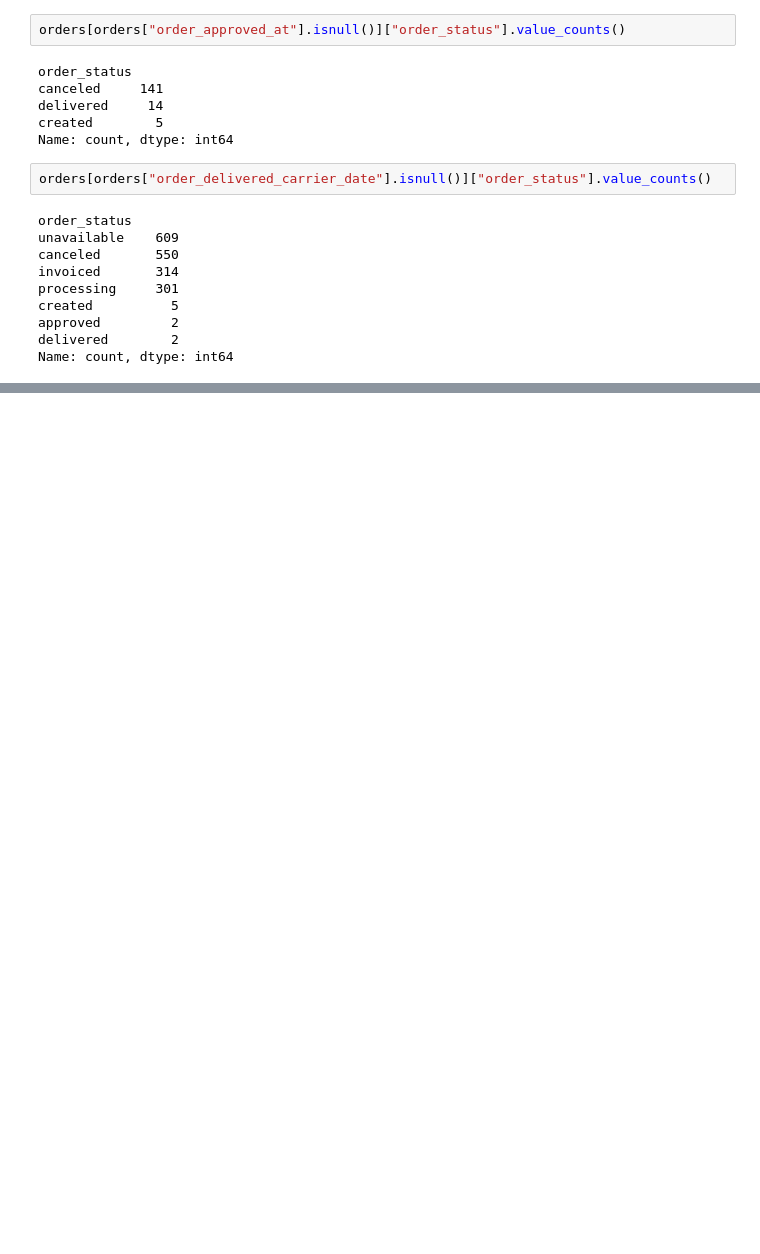
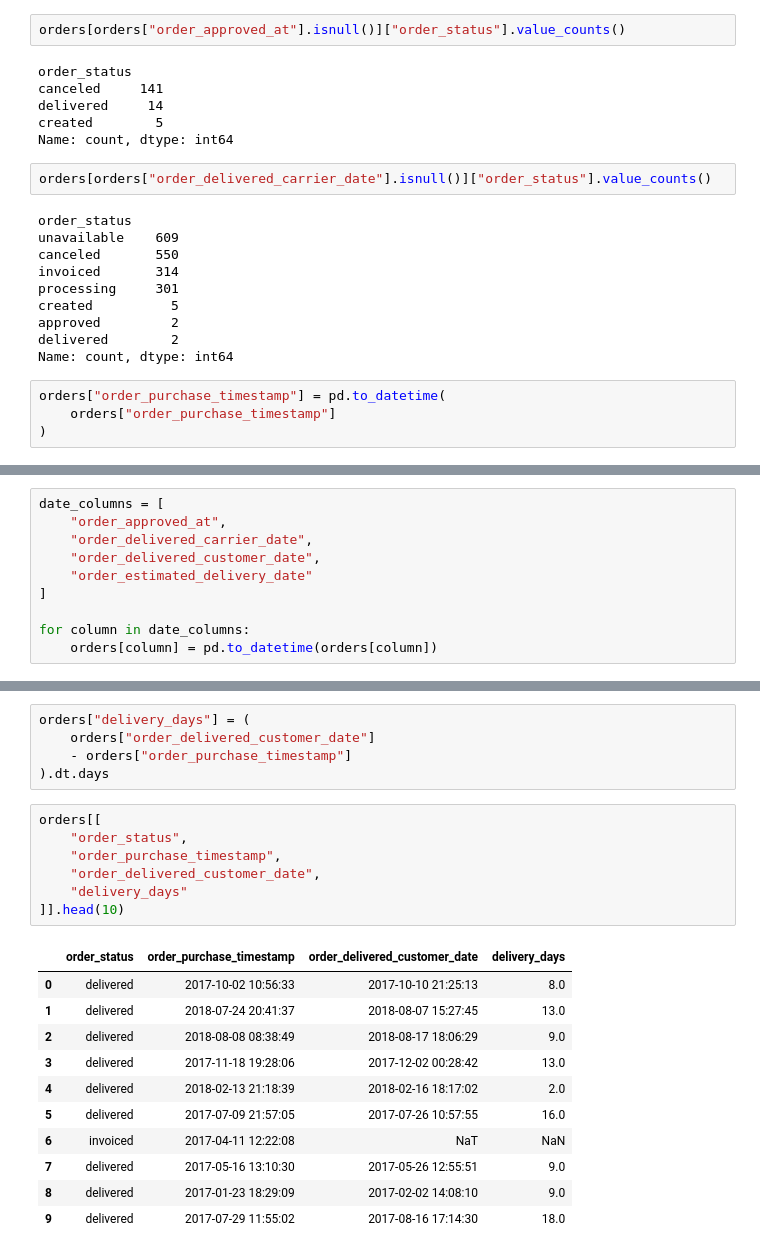
Before and after one commit to PoojaMandal7355/olist-ecommerce-analytics, a Jupyter notebook: notebooks/01_olist_eda.ipynb, the cells around one changed output, grey strips where cells are left out. Saved outputs shown, nothing was run; the diff lists cells and outputs as text; blank space fills up the shorter version.

Commit message:
Continue Olist EDA and delivery analysis

```diff
--- a/notebooks/01_olist_eda.ipynb
+++ b/notebooks/01_olist_eda.ipynb
@@ -322,3 +322,7 @@ created          5
 approved         2
 delivered        2
 Name: count, dtype: int64
+# %%
+orders["order_purchase_timestamp"] = pd.to_datetime(
+    orders["order_purchase_timestamp"]
+)
@@ -324,0 +333,10 @@ Name: count, dtype: int64
+# %%
+date_columns = [
+    "order_approved_at",
+    "order_delivered_carrier_date",
+    "order_delivered_customer_date",
+    "order_estimated_delivery_date"
+]
+
+for column in date_columns:
+    orders[column] = pd.to_datetime(orders[column])
@@ -324,0 +358,24 @@ Name: count, dtype: int64
+# %%
+orders["delivery_days"] = (
+    orders["order_delivered_customer_date"]
+    - orders["order_purchase_timestamp"]
+).dt.days
+# %%
+orders[[
+    "order_status",
+    "order_purchase_timestamp",
+    "order_delivered_customer_date",
+    "delivery_days"
+]].head(10)
+# %% [output]
+|  | order_status | order_purchase_timestamp | order_delivered_customer_date | delivery_days |
+| 0 | delivered | 2017-10-02 10:56:33 | 2017-10-10 21:25:13 | 8.0 |
+| 1 | delivered | 2018-07-24 20:41:37 | 2018-08-07 15:27:45 | 13.0 |
+| 2 | delivered | 2018-08-08 08:38:49 | 2018-08-17 18:06:29 | 9.0 |
+| 3 | delivered | 2017-11-18 19:28:06 | 2017-12-02 00:28:42 | 13.0 |
+| 4 | delivered | 2018-02-13 21:18:39 | 2018-02-16 18:17:02 | 2.0 |
+| 5 | delivered | 2017-07-09 21:57:05 | 2017-07-26 10:57:55 | 16.0 |
+| 6 | invoiced | 2017-04-11 12:22:08 | NaT | NaN |
+| 7 | delivered | 2017-05-16 13:10:30 | 2017-05-26 12:55:51 | 9.0 |
+| 8 | delivered | 2017-01-23 18:29:09 | 2017-02-02 14:08:10 | 9.0 |
+| 9 | delivered | 2017-07-29 11:55:02 | 2017-08-16 17:14:30 | 18.0 |
```
Also changed, not shown: parts of 8 cells of this notebook.
